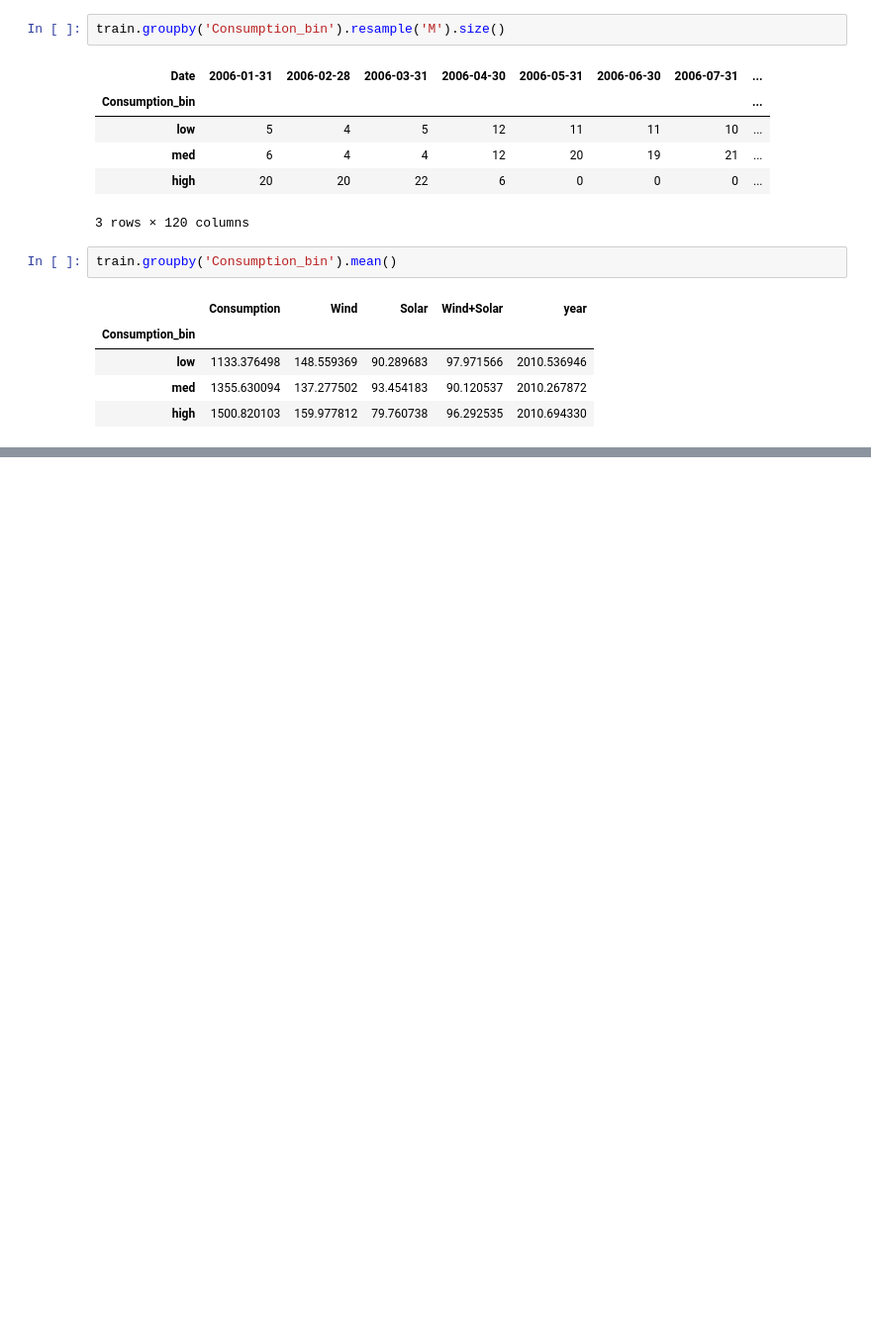
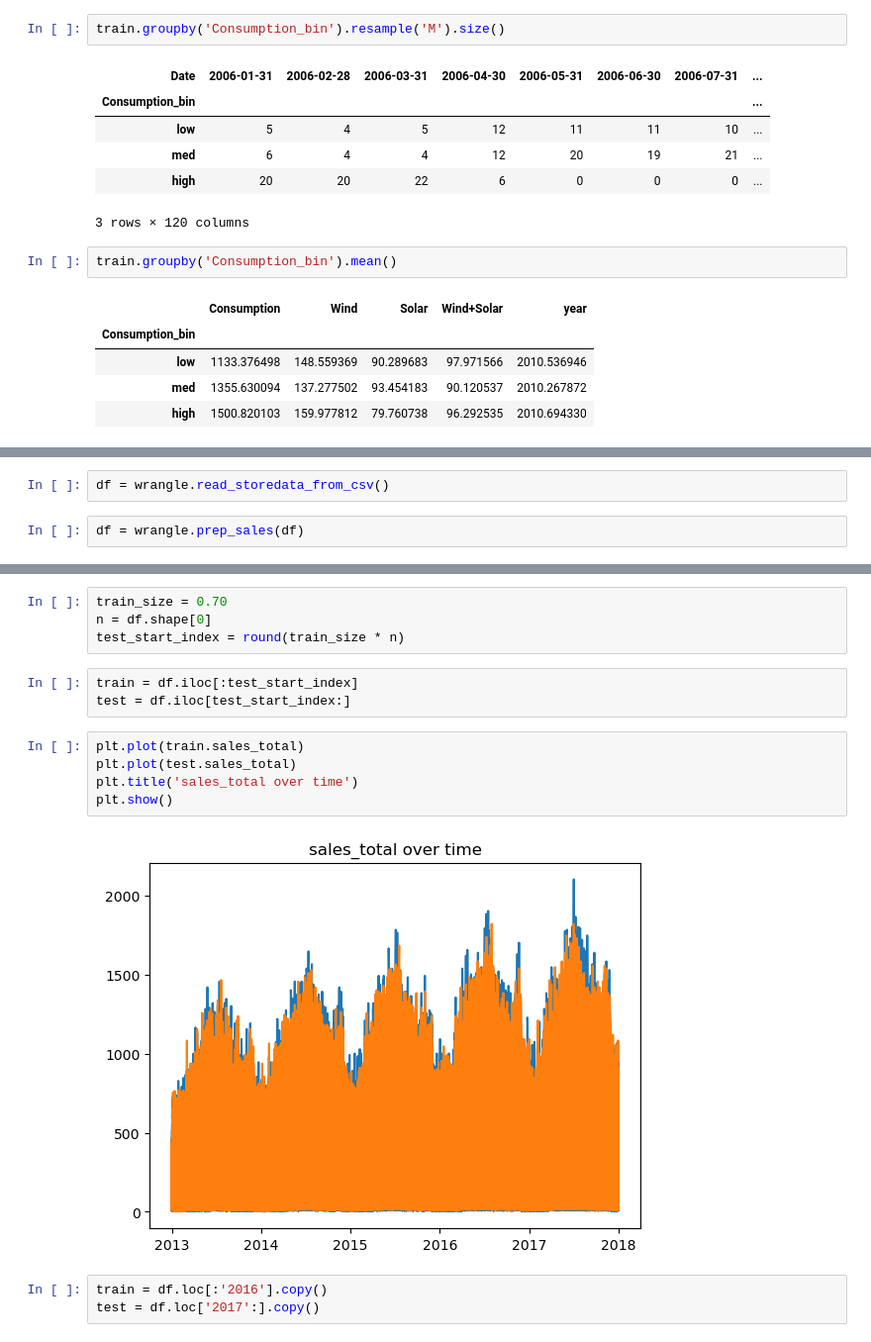
Before and after one commit to Divante222/time-series-exercises, a Jupyter notebook: explore.ipynb, the cells around one changed output, grey strips where cells are left out. Shown at 99% size. Saved outputs shown, nothing was run; the diff lists cells and outputs as text; blank space fills up the shorter version.

```diff
--- a/explore.ipynb
+++ b/explore.ipynb
@@ -303,2 +304,6 @@ train.groupby('Consumption_bin').mean()
 # ax.legend(loc="upper left", bbox_to_anchor=(1, 1))
 # ax.yaxis.set_major_formatter('{:.0%}'.format)
+# %%
+df = wrangle.read_storedata_from_csv()
+# %%
+df = wrangle.prep_sales(df)
@@ -304,0 +320,17 @@ train.groupby('Consumption_bin').mean()
+# %%
+train_size = 0.70
+n = df.shape[0]
+test_start_index = round(train_size * n)
+# %%
+train = df.iloc[:test_start_index]
+test = df.iloc[test_start_index:]
+# %%
+plt.plot(train.sales_total)
+plt.plot(test.sales_total)
+plt.title('sales_total over time')
+plt.show()
+# %% [output]
+[figure, added]
+# %%
+train = df.loc[:'2016'].copy()
+test = df.loc['2017':].copy()
```
Also changed, not shown: parts of 34 cells of this notebook, 1 other file.
